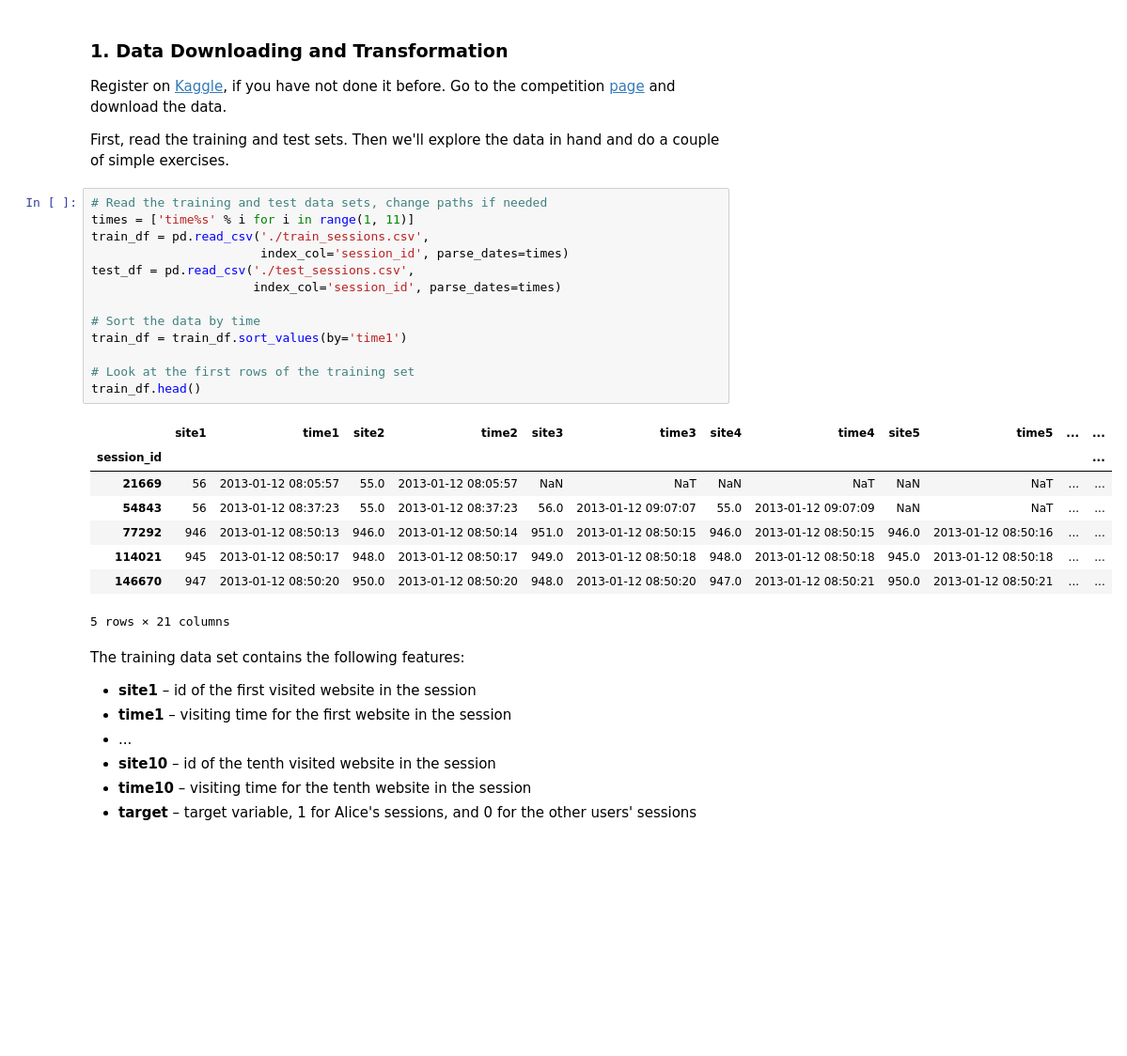
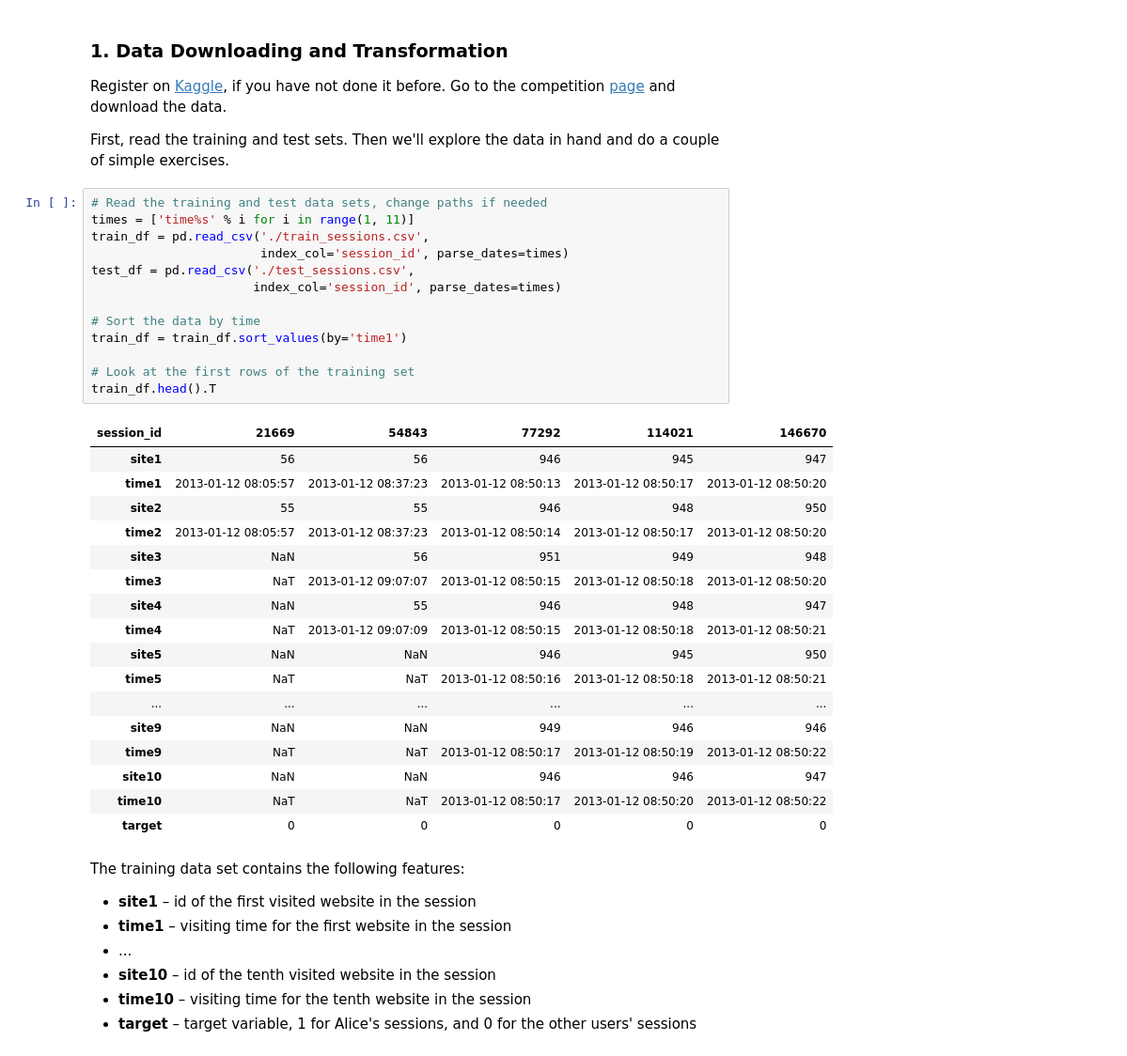
Before and after one commit to lavandosovich/ods_course, a Jupyter notebook: assignment2_part1_alice_logistic_regression.ipynb, the cells around one changed output. Shown at 94% size. Drawn from its saved outputs; the diff is of its cells as text; blank space fills up the shorter version.

```diff
--- a/assignment2_part1_alice_logistic_regression.ipynb
+++ b/assignment2_part1_alice_logistic_regression.ipynb
@@ -82,25 +85,34 @@ First, read the training and test sets. Then we'll explore the data in hand and
 # %%
 # Read the training and test data sets, change paths if needed
 times = ['time%s' % i for i in range(1, 11)]
 train_df = pd.read_csv('./train_sessions.csv',
                        index_col='session_id', parse_dates=times)
 test_df = pd.read_csv('./test_sessions.csv',
                       index_col='session_id', parse_dates=times)
 
 # Sort the data by time
 train_df = train_df.sort_values(by='time1')
 
 # Look at the first rows of the training set
-train_df.head()
+train_df.head().T
 # %% [output]
-|  | site1 | time1 | site2 | time2 | site3 | time3 | site4 | time4 | site5 | time5 | ... | ... |
-| session_id |  |  |  |  |  |  |  |  |  |  |  | ... |
-| 21669 | 56 | 2013-01-12 08:05:57 | 55.0 | 2013-01-12 08:05:57 | NaN | NaT | NaN | NaT | NaN | NaT | ... | ... |
-| 54843 | 56 | 2013-01-12 08:37:23 | 55.0 | 2013-01-12 08:37:23 | 56.0 | 2013-01-12 09:07:07 | 55.0 | 2013-01-12 09:07:09 | NaN | NaT | ... | ... |
-| 77292 | 946 | 2013-01-12 08:50:13 | 946.0 | 2013-01-12 08:50:14 | 951.0 | 2013-01-12 08:50:15 | 946.0 | 2013-01-12 08:50:15 | 946.0 | 2013-01-12 08:50:16 | ... | ... |
-| 114021 | 945 | 2013-01-12 08:50:17 | 948.0 | 2013-01-12 08:50:17 | 949.0 | 2013-01-12 08:50:18 | 948.0 | 2013-01-12 08:50:18 | 945.0 | 2013-01-12 08:50:18 | ... | ... |
-| 146670 | 947 | 2013-01-12 08:50:20 | 950.0 | 2013-01-12 08:50:20 | 948.0 | 2013-01-12 08:50:20 | 947.0 | 2013-01-12 08:50:21 | 950.0 | 2013-01-12 08:50:21 | ... | ... |
+| session_id | 21669 | 54843 | 77292 | 114021 | 146670 |
+| site1 | 56 | 56 | 946 | 945 | 947 |
+| time1 | 2013-01-12 08:05:57 | 2013-01-12 08:37:23 | 2013-01-12 08:50:13 | 2013-01-12 08:50:17 | 2013-01-12 08:50:20 |
+| site2 | 55 | 55 | 946 | 948 | 950 |
+| time2 | 2013-01-12 08:05:57 | 2013-01-12 08:37:23 | 2013-01-12 08:50:14 | 2013-01-12 08:50:17 | 2013-01-12 08:50:20 |
+| site3 | NaN | 56 | 951 | 949 | 948 |
+| time3 | NaT | 2013-01-12 09:07:07 | 2013-01-12 08:50:15 | 2013-01-12 08:50:18 | 2013-01-12 08:50:20 |
+| site4 | NaN | 55 | 946 | 948 | 947 |
+| time4 | NaT | 2013-01-12 09:07:09 | 2013-01-12 08:50:15 | 2013-01-12 08:50:18 | 2013-01-12 08:50:21 |
+| site5 | NaN | NaN | 946 | 945 | 950 |
+| time5 | NaT | NaT | 2013-01-12 08:50:16 | 2013-01-12 08:50:18 | 2013-01-12 08:50:21 |
+| ... | ... | ... | ... | ... | ... |
+| site9 | NaN | NaN | 949 | 946 | 946 |
+| time9 | NaT | NaT | 2013-01-12 08:50:17 | 2013-01-12 08:50:19 | 2013-01-12 08:50:22 |
+| site10 | NaN | NaN | 946 | 946 | 947 |
+| time10 | NaT | NaT | 2013-01-12 08:50:17 | 2013-01-12 08:50:20 | 2013-01-12 08:50:22 |
+| target | 0 | 0 | 0 | 0 | 0 |
-5 rows × 21 columns
 # %% [markdown]
 The training data set contains the following features:
 
```
Also changed, not shown: parts of 29 cells of this notebook.
